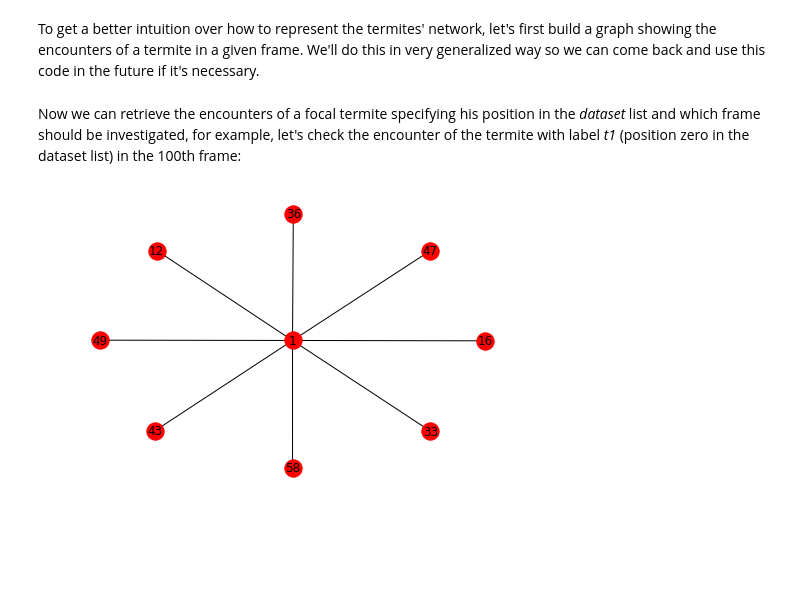
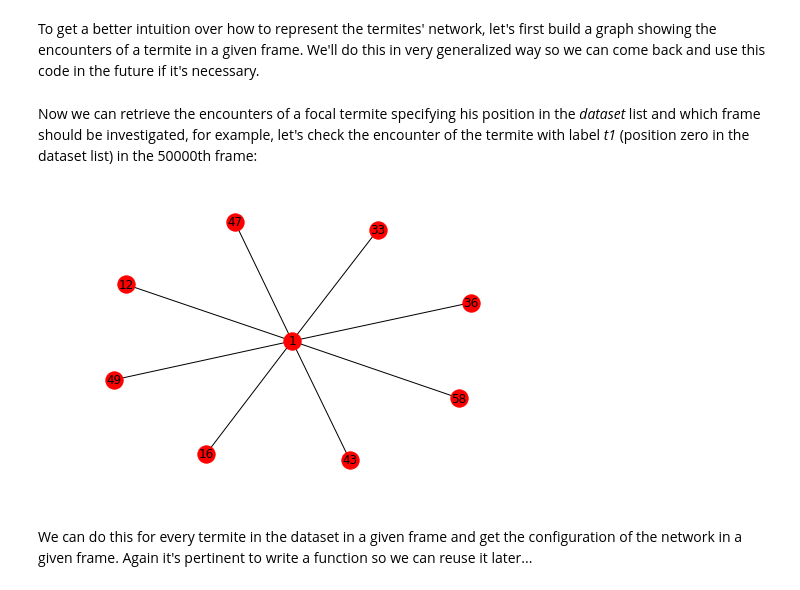
Before and after one commit to dmrib/trackingtermites, a Jupyter notebook: trackingtermites/models/Termite Network Analysis.ipynb, the cells around one changed output. Drawn from its saved outputs; the diff is of its cells as text; code cells hidden in the pictures; blank space fills up the shorter version.

Commit message:
Graph generation

```diff
--- a/trackingtermites/models/Termite Network Analysis.ipynb
+++ b/trackingtermites/models/Termite Network Analysis.ipynb
@@ -27,7 +29,7 @@ This gives us a list of Pandas dataframes containg each termite data, from now o
 # %% [markdown]
 To get a better intuition over how to represent the termites' network, let's first build a graph showing the encounters of a termite in a given frame. We'll do this in very generalized way so we can come back and use this code in the future if it's necessary.
 # %%
-def build_encounter_graph(focal_termite, frame):
+def build_focal_frame_encounter_graph(focal_termite, frame):
     frame_data = dataset[focal_termite].loc[frame]
     G = nx.Graph()
     G.add_node(focal_termite+1)
@@ -35,7 +37,7 @@ def build_encounter_graph(focal_termite, frame):
         if termite_number-1 != focal_termite:
             if frame_data.loc['interaction_with_t{}'.format(termite_number)] != 'no-interaction':
                 G.add_node(termite_number)
-                G.add_edge(focal_termite+1 ,termite_number)
+                G.add_edge(focal_termite+1, termite_number)
     return G
 # %% [markdown]
-Now we can retrieve the encounters of a focal termite specifying his position in the *dataset* list and which frame should be investigated, for example, let's check the encounter of the termite with label *t1* (position zero in the dataset list) in the 100th frame:
+Now we can retrieve the encounters of a focal termite specifying his position in the *dataset* list and which frame should be investigated, for example, let's check the encounter of the termite with label *t1* (position zero in the dataset list) in the 50000th frame:
@@ -44,4 +44,7 @@ encounters = build_encounter_graph(0, 50000)
-# %%
-nx.draw(encounters, with_labels=True)
-# %% [output]
-[figure, removed]
+# %%
+focal_encounters = build_focal_frame_encounter_graph(0, 50000)
+nx.draw(focal_encounters, with_labels=True)
+# %% [output]
+[figure, added]
+# %% [markdown]
+We can do this for every termite in the dataset in a given frame and get the configuration of the network in a given frame. Again it's pertinent to write a function so we can reuse it later...
```
Also changed, not shown: parts of 11 cells of this notebook.
